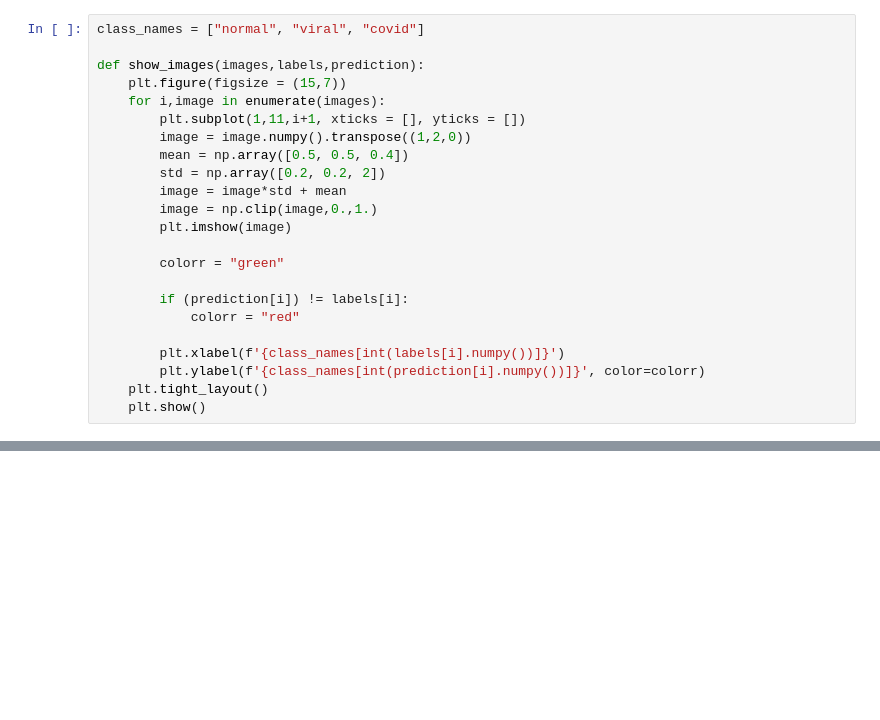
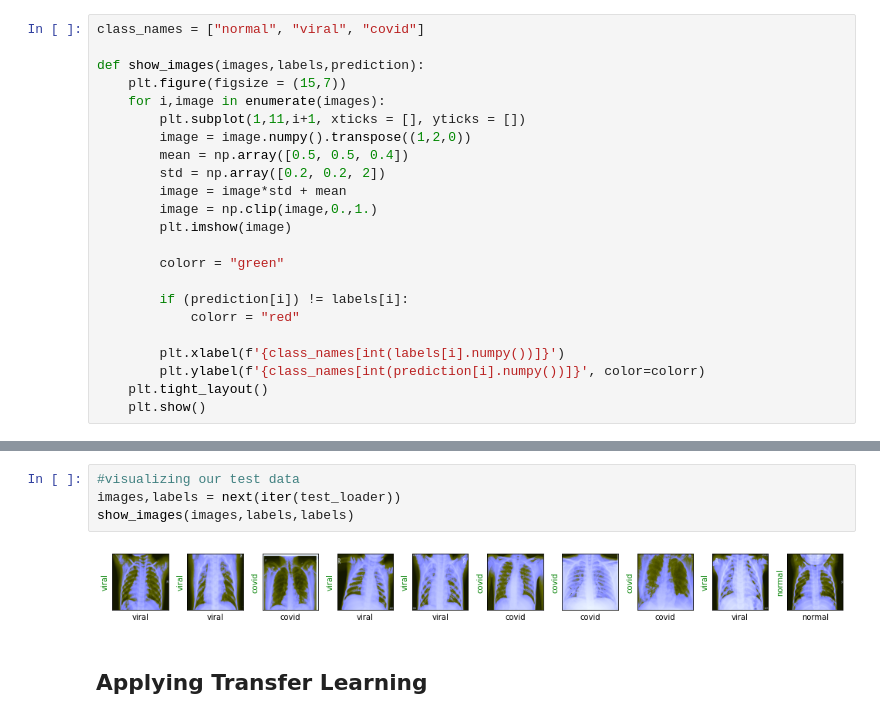
Before and after one commit to gtechzilla/Chest_X-Ray-Classification, a Jupyter notebook: Untitled.ipynb, the cells around one changed output, grey strips where cells are left out. Saved outputs shown, nothing was run; the diff lists cells and outputs as text; blank space fills up the shorter version.

```diff
--- a/Untitled.ipynb
+++ b/Untitled.ipynb
@@ -133,0 +134,8 @@ NameError: name 'preds' is not defined
+# %%
+#visualizing our test data
+images,labels = next(iter(test_loader))
+show_images(images,labels,labels)
+# %% [output]
+[figure, added]
+# %% [markdown]
+## Applying Transfer Learning
```
Also changed, not shown: parts of 10 cells of this notebook.
